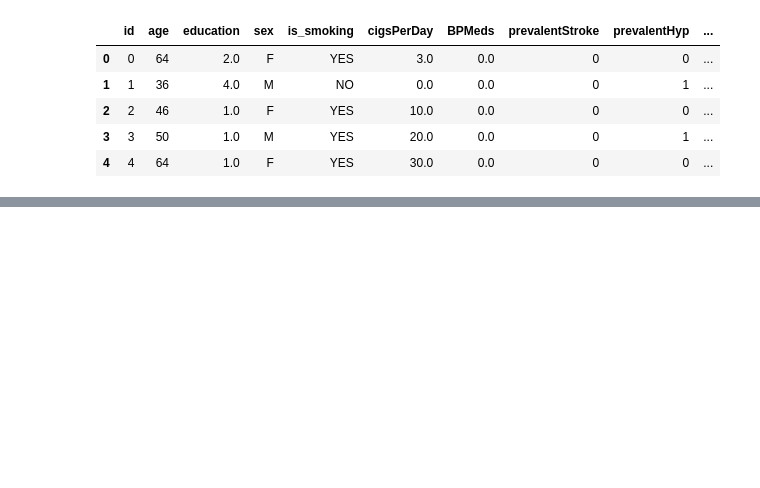
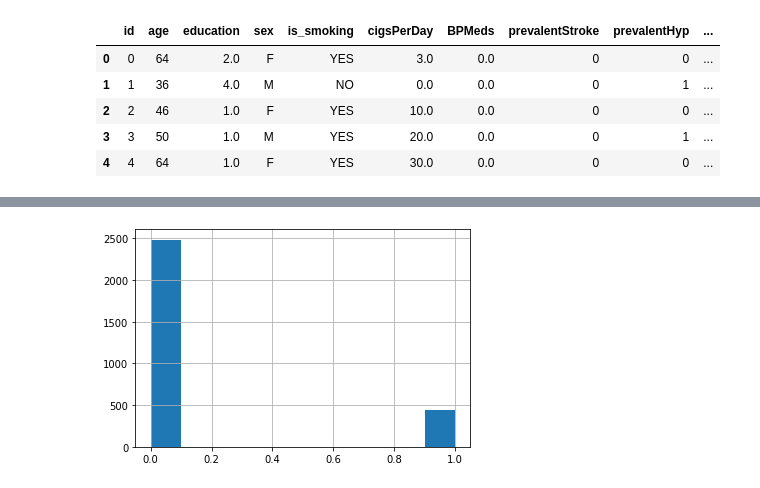
Before and after one commit to V-dit/cardiovascular-risk-prediction, a Jupyter notebook: Cardiovascular_Risk_Prediction.ipynb, the cells around one changed output, grey strips where cells are left out. Drawn from its saved outputs; the diff is of its cells as text; code cells hidden in the pictures; blank space fills up the shorter version.

```diff
--- a/Cardiovascular_Risk_Prediction.ipynb
+++ b/Cardiovascular_Risk_Prediction.ipynb
@@ -50,0 +151,3 @@ df.head()
+# %%
+# Check and drop the duplicate entries in the data.
+df.drop_duplicates(inplace=True)
@@ -50,0 +221,5 @@ df.head()
+# %%
+dependent_var_df.hist()
+plt.show()
+# %% [output]
+[figure, added]
```
Also changed, not shown: parts of 21 cells of this notebook.
